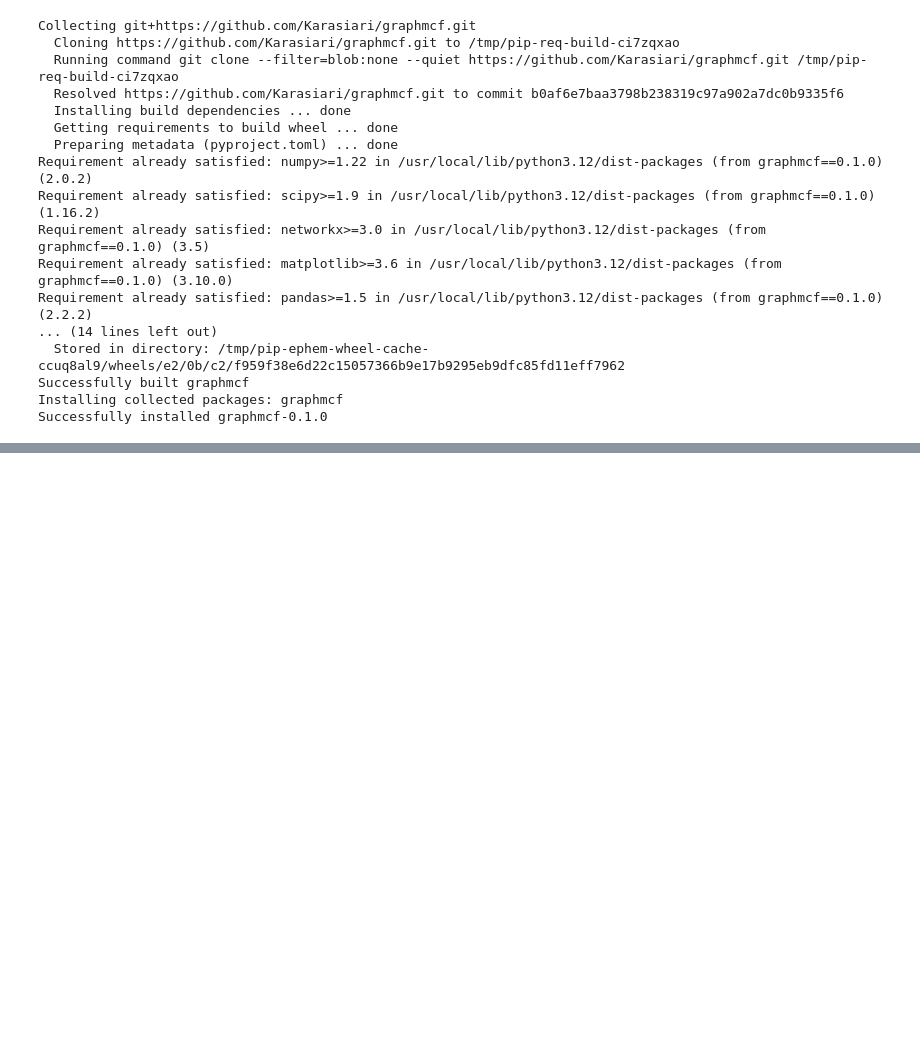
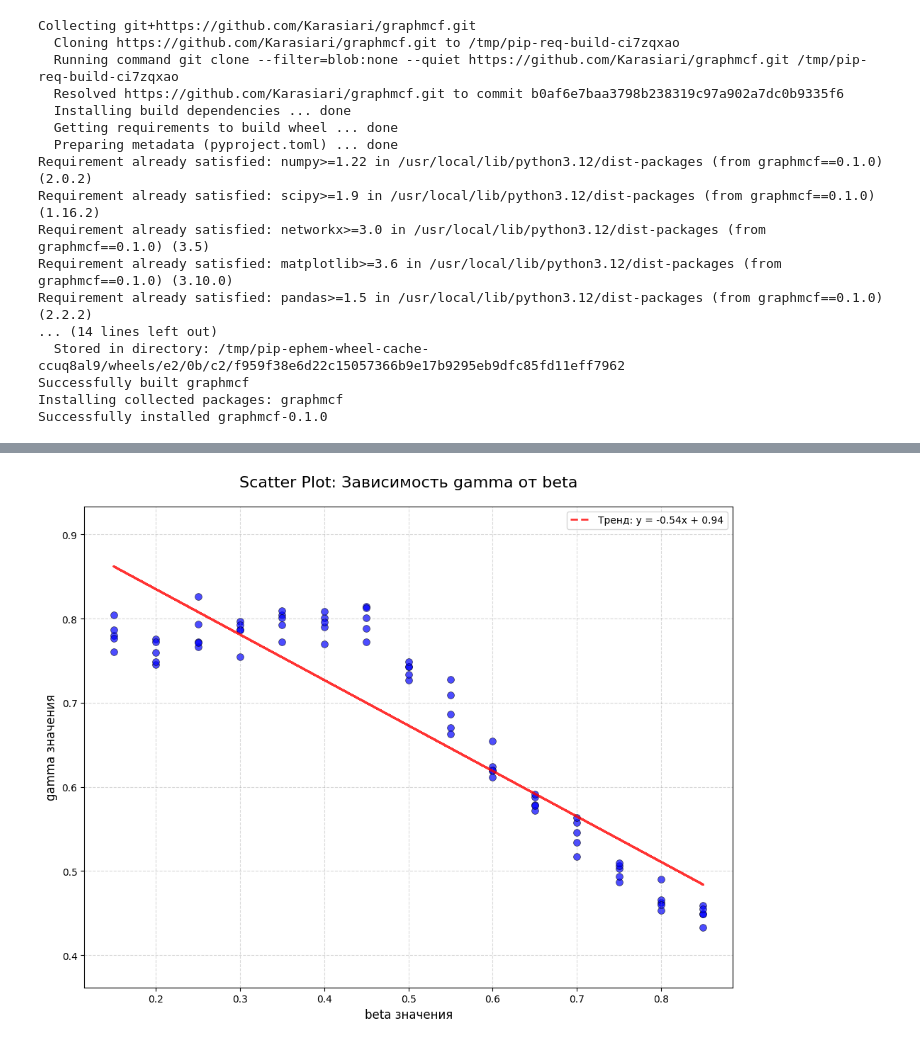
Before and after one commit to Karasiari/Graphs, a Jupyter notebook: GravityResearch.ipynb, the cells around one changed output, grey strips where cells are left out. Saved outputs shown, nothing was run; the diff lists cells and outputs as text; code cells hidden in the pictures; blank space fills up the shorter version.

```diff
--- a/GravityResearch.ipynb
+++ b/GravityResearch.ipynb
@@ -290,2 +289,40 @@ print(f"Результат значим при alpha={alpha}: {is_significant}")
 P-value: 0.0000
 Результат значим при alpha=0.05: True
+# %%
+plt.figure(figsize=(10, 8))  # размер графика (ширина, высота)
+
+# Основной scatter plot
+scatter = plt.scatter(
+    x, y,                    # данные
+    c='blue',                # цвет точек
+    alpha=0.7,               # прозрачность (0-1)
+    s=50,                    # размер точек
+    edgecolors='black',      # цвет границ
+    linewidths=0.5,          # толщина границ
+    marker='o'               # форма точек ('o', 's', '^', 'D', etc.)
+)
+
+# 3. Настройка внешнего вида
+plt.title('Scatter Plot: Зависимость gamma от beta', fontsize=16, pad=20)
+plt.xlabel('beta значения', fontsize=12)
+plt.ylabel('gamma значения', fontsize=12)
+
+# Сетка
+plt.grid(True, linestyle='--', alpha=0.3, color='gray')
+
+# Линия тренда (опционально)
+z = np.polyfit(x, y, 1)  # линейная регрессия
+p = np.poly1d(z)
+plt.plot(x, p(x), "r--", alpha=0.8, linewidth=2, label=f'Тренд: y = {z[0]:.2f}x + {z[1]:.2f}')
+
+# 4. Легенда
+plt.legend(fontsize=10)
+
+# 5. Равный масштаб осей (если нужно)
+plt.axis('equal')
+
+# 6. Показать график
+plt.tight_layout()
+plt.show()
+# %% [output]
+[figure, added]
```
Also changed, not shown: parts of 4 cells of this notebook.
